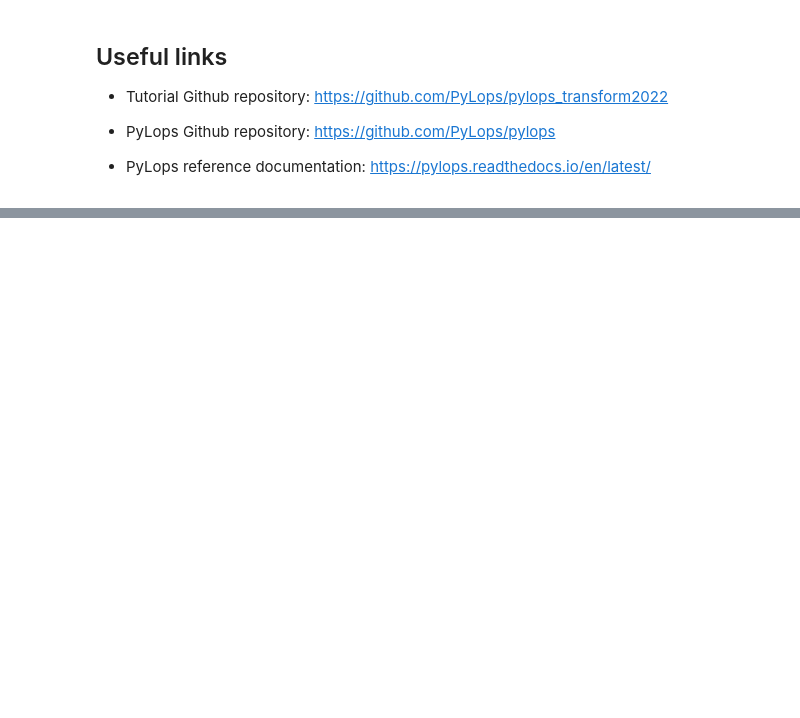
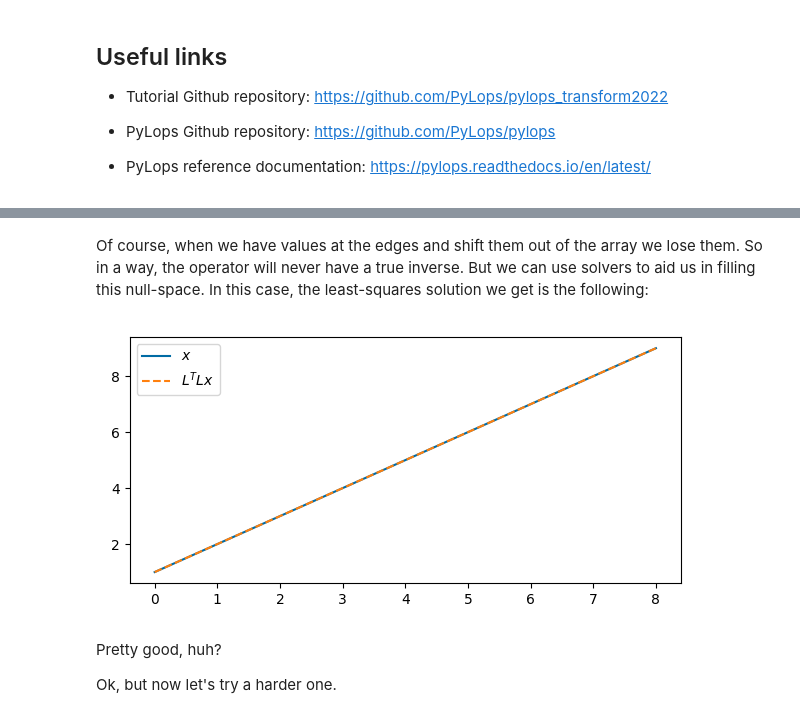
Before and after one commit to PyLops/pylops_transform2022, a Jupyter notebook: PyLops_v2.ipynb, the cells around one changed output, grey strips where cells are left out. Cells and saved outputs as stored; diff of their text form; code cells hidden in the pictures; blank space fills up the shorter version.

```diff
--- a/PyLops_v2.ipynb
+++ b/PyLops_v2.ipynb
@@ -22,0 +173,11 @@ For more details on how to quickly migrate your PyLops v1.x codes into PyLops v2
+# %%
+def shiftnd_linear(x: npt.ArrayLike, shift: float, axis: int = -1):
+    shift_floor = int(np.floor(shift))
+    w = shift - shift_floor
+    return (1 - w) * shiftnd(x, shift_floor, axis) + w * shiftnd(x, shift_floor + 1, axis)
+
+print(x)
+print(shiftnd_linear(x, 2.1))
+print(shiftnd_linear(x, 8))
+print(shiftnd_linear(x, 8.9))
+print(shiftnd_linear(x, 9))
@@ -22,0 +230,6 @@ For more details on how to quickly migrate your PyLops v1.x codes into PyLops v2
+# %%
+from pylops.utils.describe import describe
+
+
+LOp = LinearShift(0.5, dims=x_3d.shape)
+describe(LOp)
@@ -22,0 +239,4 @@ For more details on how to quickly migrate your PyLops v1.x codes into PyLops v2
+# %%
+# Taking it for a spin
+shifted = (LOp @ x_3d.ravel()).reshape(LOp.dimsd)
+shifted
@@ -22,0 +340,18 @@ For more details on how to quickly migrate your PyLops v1.x codes into PyLops v2
+# %% [markdown]
+Of course, when we have values at the edges and shift them out of the array we lose them. So in a way, the operator will never have a true inverse.
+But we can use solvers to aid us in filling this null-space.
+In this case, the least-squares solution we get is the following:
+# %%
+shifted_back_lsqr = (LOp / shifted.ravel()).reshape(LOp.dimsd)
+# %%
+fig, ax = plt.subplots(figsize=(6, 3))
+ax.plot(x_3d[0, 0, :], label=r"$x$")
+ax.plot(shifted_back_lsqr[0, 0, :], '--', label="$L^T L x$")
+ax.legend()
+fig.tight_layout()
+# %% [output]
+[figure, added]
+# %% [markdown]
+Pretty good, huh?
+
+Ok, but now let's try a harder one.
```
Also changed, not shown: parts of 40 cells of this notebook.
